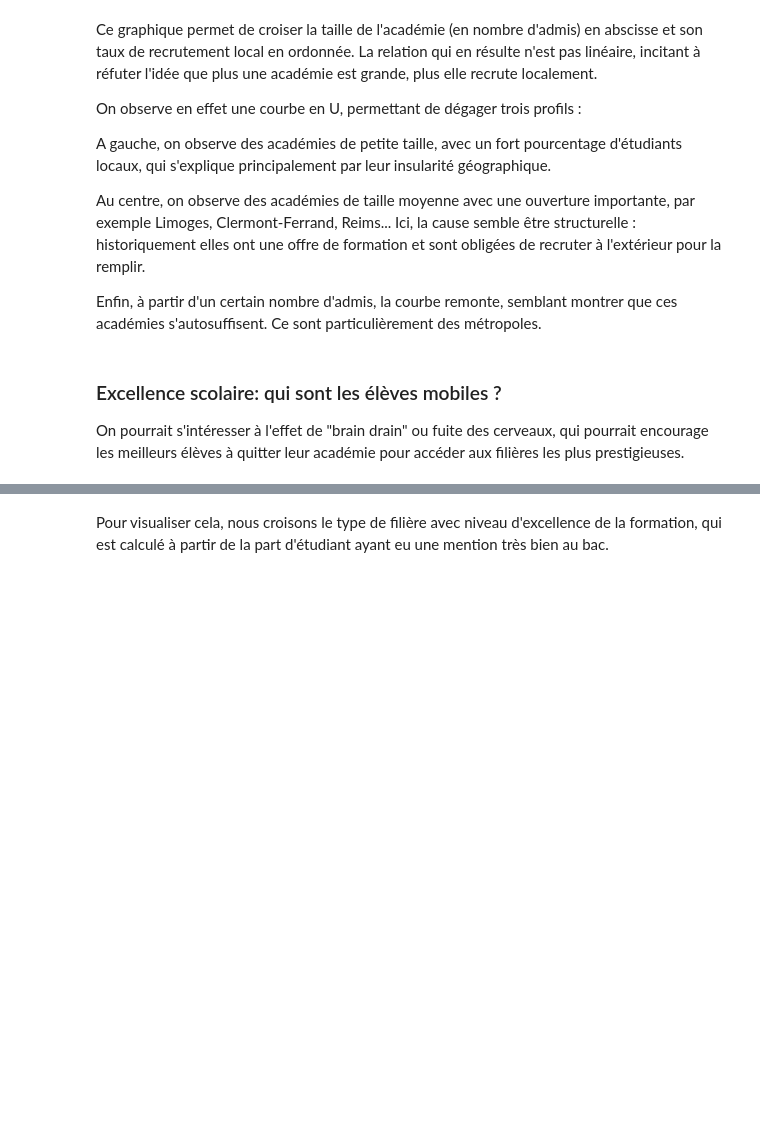
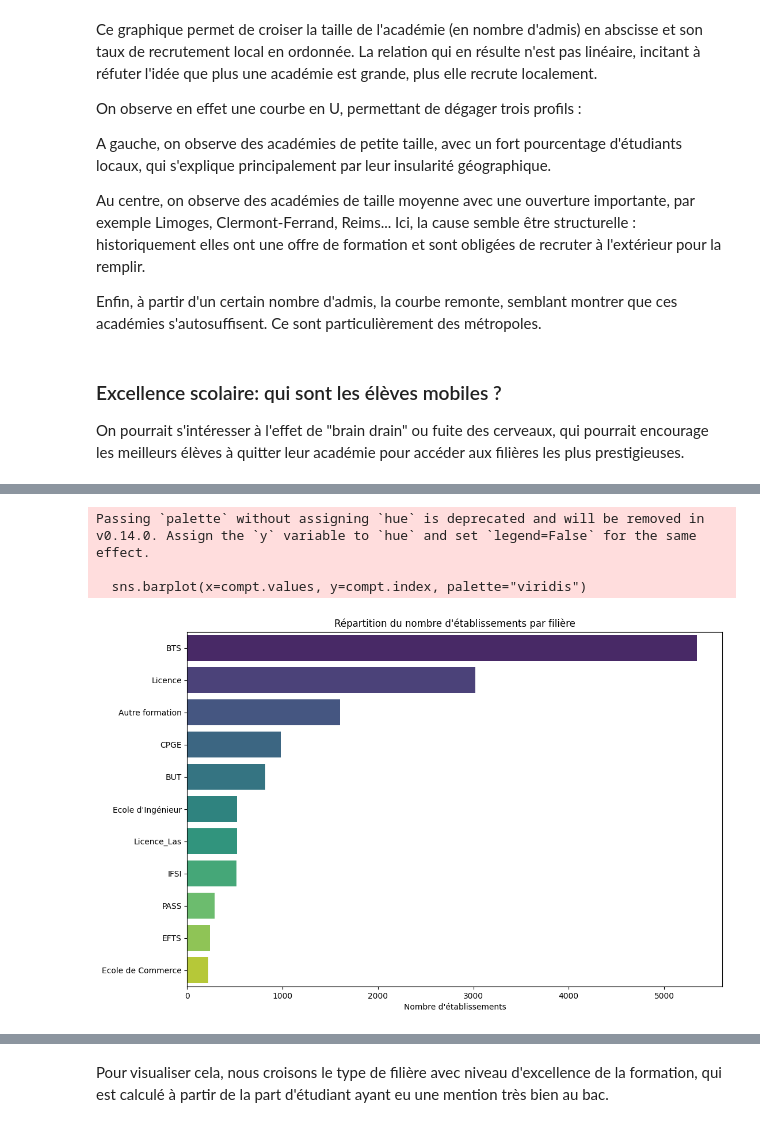
Before and after one commit to elise-m1/Projet-python-data-science, a Jupyter notebook: main.ipynb, the cells around one changed output, grey strips where cells are left out. Saved outputs shown, nothing was run; the diff lists cells and outputs as text; code cells hidden in the pictures; blank space fills up the shorter version.

Commit message:
Statistiques descriptives de base sur les filières, le niveau et la sélectivité

```diff
--- a/main.ipynb
+++ b/main.ipynb
@@ -68,11 +70,8 @@ Nous observons tout d'abord les flux entre académies, qui sont les seules donn
 
 Pour éviter des biais pouvant être lié à des caractéristiques propres à l'Ile-de-France, notamment des flux entre les différents départements, nous créons une nouvelle variable qui regroupe les académies de Paris, Créteil et Versailles.
 # %%
-# Création d'une copie du data frame, spécifique à cette analyse
-df_geo = df
-
 # Regroupement de Paris, Créteil et Versailles
-df_geo["academie_pcv"] = df_geo["academie"].replace(
+df["academie_pcv"] = df["academie"].replace(
     ["Paris", "Créteil", "Versailles"], "Paris-Créteil-Versailles"
 )
 # %% [markdown]
@@ -225,0 +244,17 @@ Commençons par quelques statistiques descriptives concernant les filières et l
+# %%
+#Barplot permettant de voir visuellement le nombre d'établissements
+plt.figure(figsize=(12,8))
+
+compt = df["filiere_agr"].value_counts()
+
+sns.barplot(x=compt.values, y=compt.index, palette="viridis")
+
+plt.title("Répartition du nombre d'établissements par filière")
+plt.xlabel("Nombre d'établissements")
+plt.ylabel("")
+plt.show()
+# %% [output]
+Passing `palette` without assigning `hue` is deprecated and will be removed in v0.14.0. Assign the `y` variable to `hue` and set `legend=False` for the same effect.
+
+  sns.barplot(x=compt.values, y=compt.index, palette="viridis")
+[figure, added]
```
Also changed, not shown: parts of 9 cells of this notebook.
